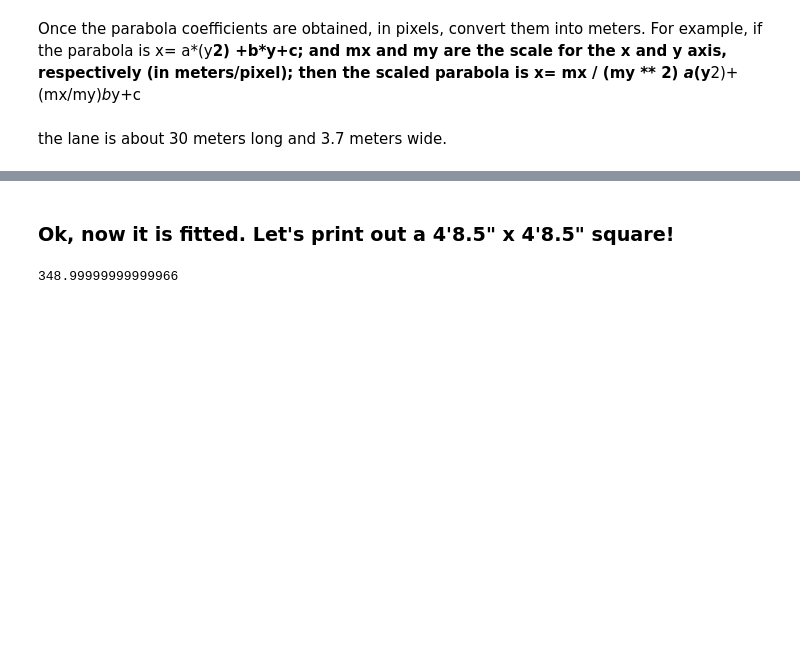
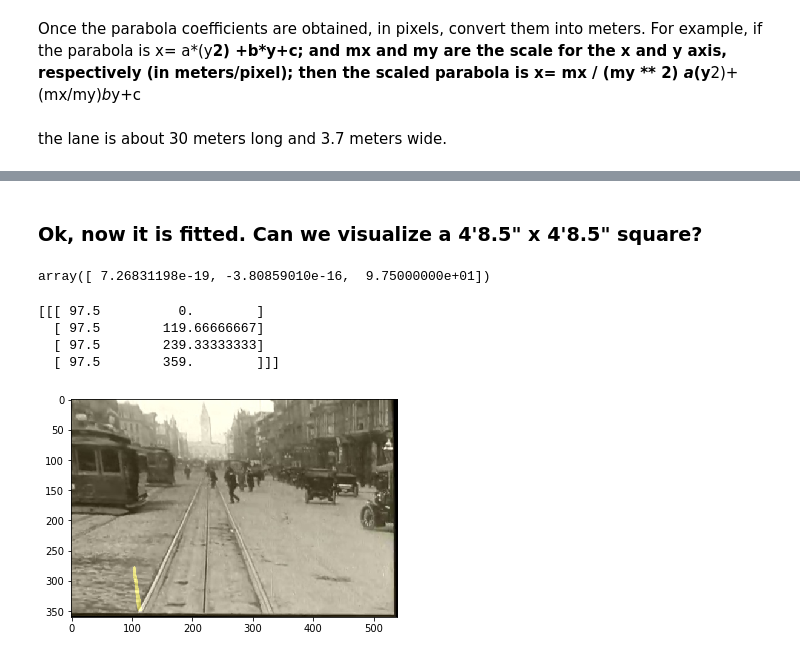
Before and after one commit to ssimontacchi/1906-Traffic-Patterns-Market-St-SF, a Jupyter notebook: mapping_market.ipynb, the cells around one changed output, grey strips where cells are left out. Saved outputs shown, nothing was run; the diff lists cells and outputs as text; code cells hidden in the pictures; blank space fills up the shorter version.

```diff
--- a/mapping_market.ipynb
+++ b/mapping_market.ipynb
@@ -752,7 +681,48 @@ plt.gca().invert_yaxis() # to visualize as we do the images
 # %% [markdown]
-### Ok, now it is fitted. Let's print out a 4'8.5" x 4'8.5" square!
+### Ok, now it is fitted. Can we visualize a 4'8.5" x 4'8.5" square?
-# %%
-mean_warped_px_dist = (right_fit-left_fit).mean()
-print(mean_warped_px_dist)
-# %% [output]
-348.99999999999966
+# %%
+left_fit_px
+# %% [output]
+array([ 7.26831198e-19, -3.80859010e-16,  9.75000000e+01])
+# %%
+def unwarp(image, warped_img, persp_M, left_fit_line, left_coef, right_fit_line, right_coef, mask=True):
+    Minv = np.linalg.inv(persp_M)
+
+    # Create an image to draw the lines on
+    warp_zero = np.zeros_like(warped_img).astype(np.uint8)
+    color_warp = np.dstack((warp_zero, warp_zero, warp_zero))
+
+    # Recast the x and y points into usable format for cv2.fillPoly()
+    pts_left = np.array([np.transpose(np.vstack([left_fit_line, ploty]))])
+    print(pts_left)
+    pts_right = np.array([np.flipud(np.transpose(np.vstack([right_fit_line, ploty])))])
+    pts = np.hstack((pts_left, pts_right))
+
+    # Draw the lane onto the warped blank image
+    if mask:
+        cv2.fillPoly(color_warp, np.int_([pts]), (0,255,255))
+    else:
+        lineThickness = 10
+        lx1, ly1 = left_fit_px[2], left_fit_px[0]*image.shape[1]**2 + left_fit_px[1]*image.shape[1] + left_fit_px[2]
+        lx2, ly2 = 150, left_fit_px[0]*150**2 + left_fit_px[1]*150 + left_fit_px[2]
+        rx1, ry1 = right_fit_px[2], right_fit_px[0]*image.shape[1]**2 + right_fit_px[1]*image.shape[1] + right_fit_px[2]
+        rx2, ry2 = 270, right_fit_px[0]*270**2 + right_fit_px[1]*270 + right_fit_px[2]
+        #cv2.circle(color_warp, (int(lx1),int(ly1)), 3, (0,255,0))
+        cv2.line(color_warp, (np.int_(pts_left[0][0][1]), np.int_(pts_left[0][0][0])), (np.int_(pts_left[0][3][0]), np.int_(pts_left[0][3][1])), (255,255,0), lineThickness)
+        #cv2.line(color_warp, (int(lx1), int(ly1)), (int(lx2), int(ly2)), (255,255,0), lineThickness)
+        #cv2.line(color_warp, (int(rx1), int(ry1)), (int(rx2), int(ry2)), (0,255,0), lineThickness)
+
+    # Warp the blank back to original image space using inverse perspective matrix (Minv)
+    new_warp = cv2.warpPerspective(color_warp, Minv, (image.shape[1], image.shape[0]))
+    # Combine the result with the original image
+    result = cv2.addWeighted(image, 1, new_warp, 0.3, 0)
+    return pts_left, pts_right, result
+
+pts_left, pts_right, output = unwarp(undistorted, binary_warped, perspective_mtx, left_fit_rw, left_fit_px, right_fit_rw, right_fit_px, False)
+plt.imshow(output);
+# %% [output]
+[[[ 97.5          0.        ]
+  [ 97.5        119.66666667]
+  [ 97.5        239.33333333]
+  [ 97.5        359.        ]]]
+[figure, added]
```
Also changed, not shown: parts of 22 cells of this notebook, 1 other file.
